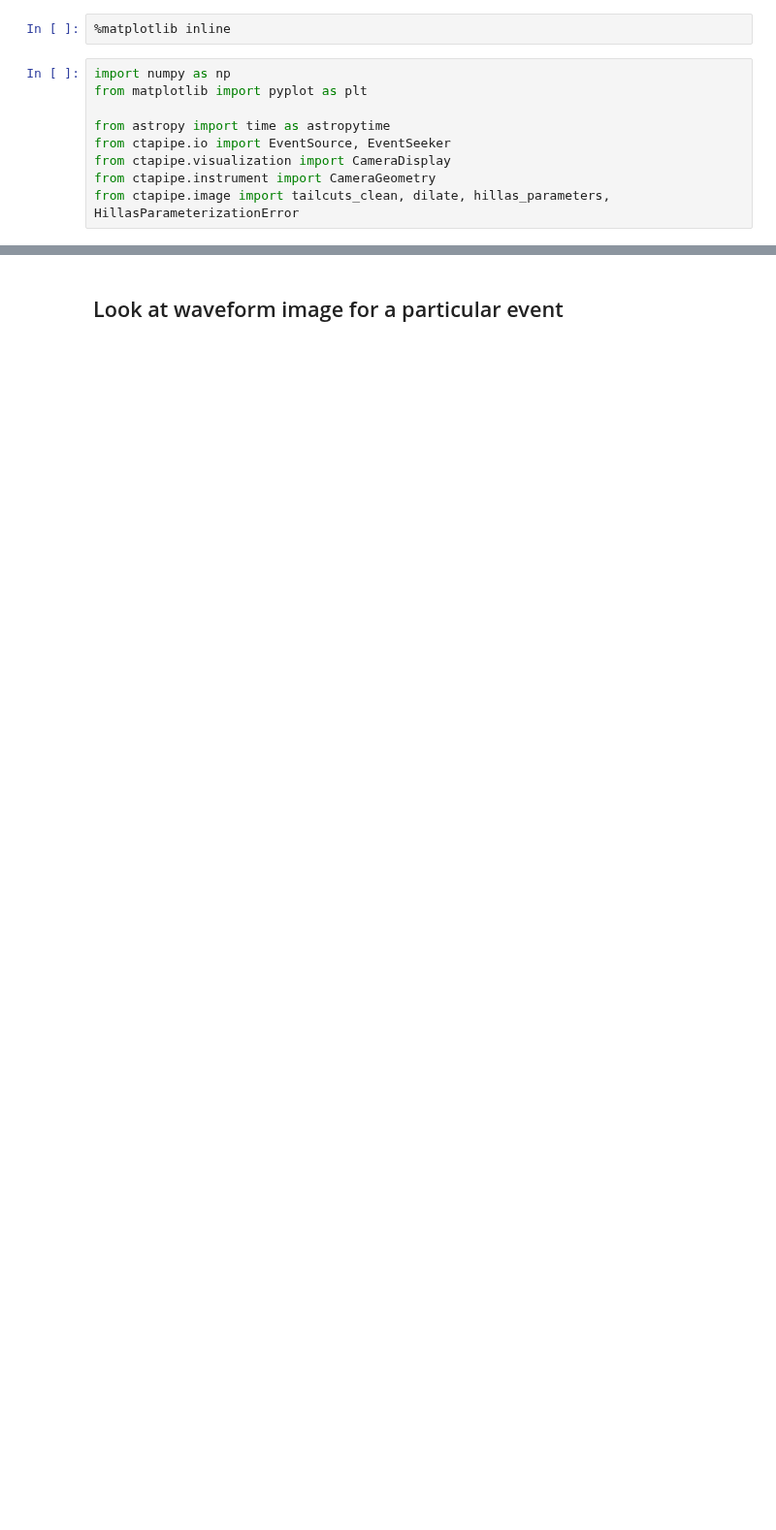
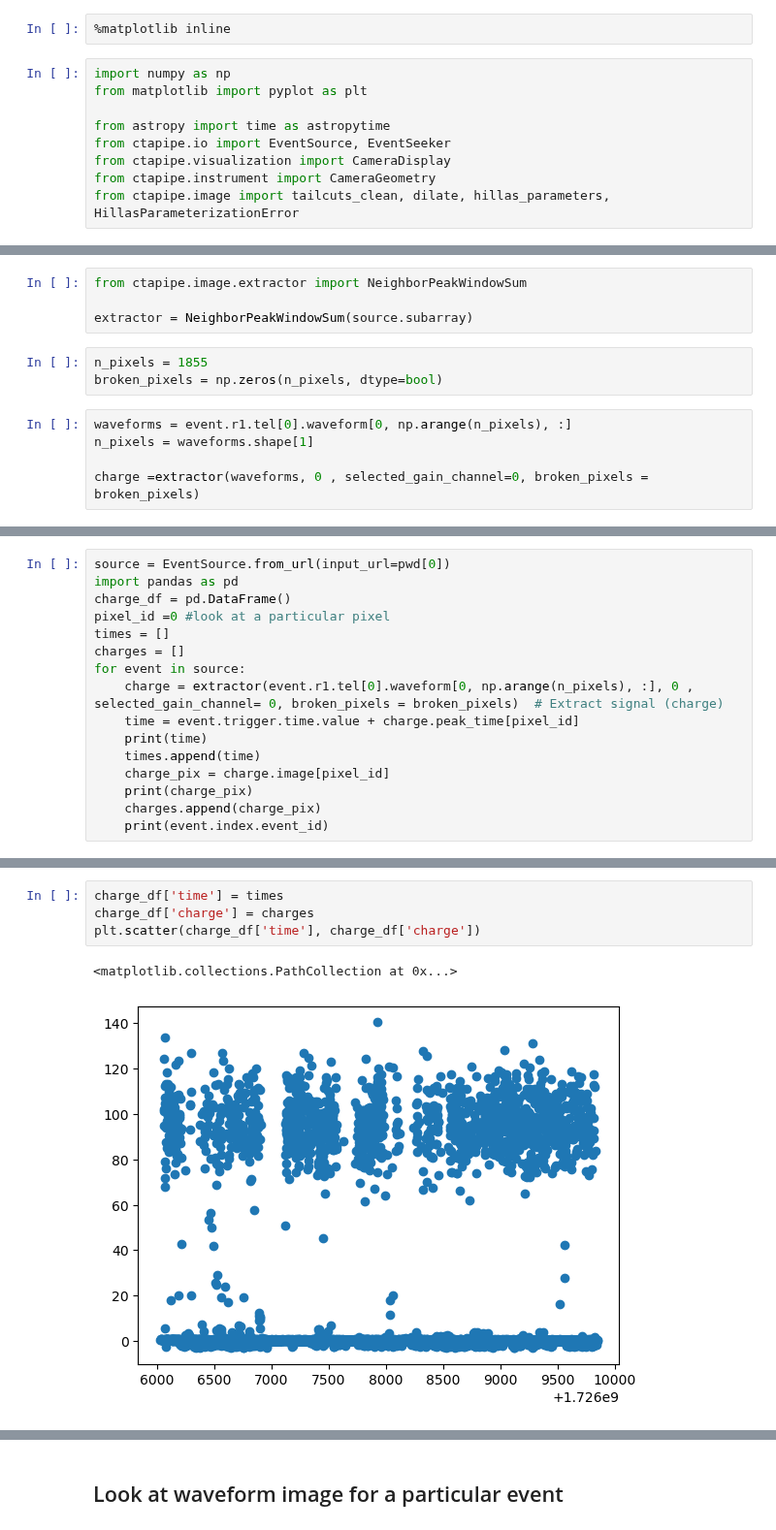
Before and after one commit to cta-observatory/nectarchain, a Jupyter notebook: notebooks/Read_NectarCAM_events.ipynb, the cells around one changed output, grey strips where cells are left out. Shown at 97% size. Drawn from its saved outputs; the diff is of its cells as text; blank space fills up the shorter version.

```diff
--- a/notebooks/Read_NectarCAM_events.ipynb
+++ b/notebooks/Read_NectarCAM_events.ipynb
@@ -18,0 +134,12 @@ seeker = EventSeeker(reader)
+# %%
+from ctapipe.image.extractor import NeighborPeakWindowSum
+
+extractor = NeighborPeakWindowSum(source.subarray)
+# %%
+n_pixels = 1855
+broken_pixels = np.zeros(n_pixels, dtype=bool)
+# %%
+waveforms = event.r1.tel[0].waveform[0, np.arange(n_pixels), :]
+n_pixels = waveforms.shape[1]
+
+charge =extractor(waveforms, 0 , selected_gain_channel=0, broken_pixels = broken_pixels)
@@ -18,0 +167,16 @@ seeker = EventSeeker(reader)
+# %%
+source = EventSource.from_url(input_url=pwd[0])
+import pandas as pd
+charge_df = pd.DataFrame()
+pixel_id =0 #look at a particular pixel
+times = []
+charges = []
+for event in source:
+    charge = extractor(event.r1.tel[0].waveform[0, np.arange(n_pixels), :], 0 , selected_gain_channel= 0, broken_pixels = broken_pixels)  # Extract signal (charge)
+    time = event.trigger.time.value + charge.peak_time[pixel_id]
+    print(time)
+    times.append(time)
+    charge_pix = charge.image[pixel_id]
+    print(charge_pix)
+    charges.append(charge_pix)
+    print(event.index.event_id)
@@ -18,0 +215,7 @@ seeker = EventSeeker(reader)
+# %%
+charge_df['time'] = times
+charge_df['charge'] = charges
+plt.scatter(charge_df['time'], charge_df['charge'])
+# %% [output]
+<matplotlib.collections.PathCollection at 0x...>
+[figure, added]
```
Also changed, not shown: parts of 40 cells of this notebook, 4 other files.
